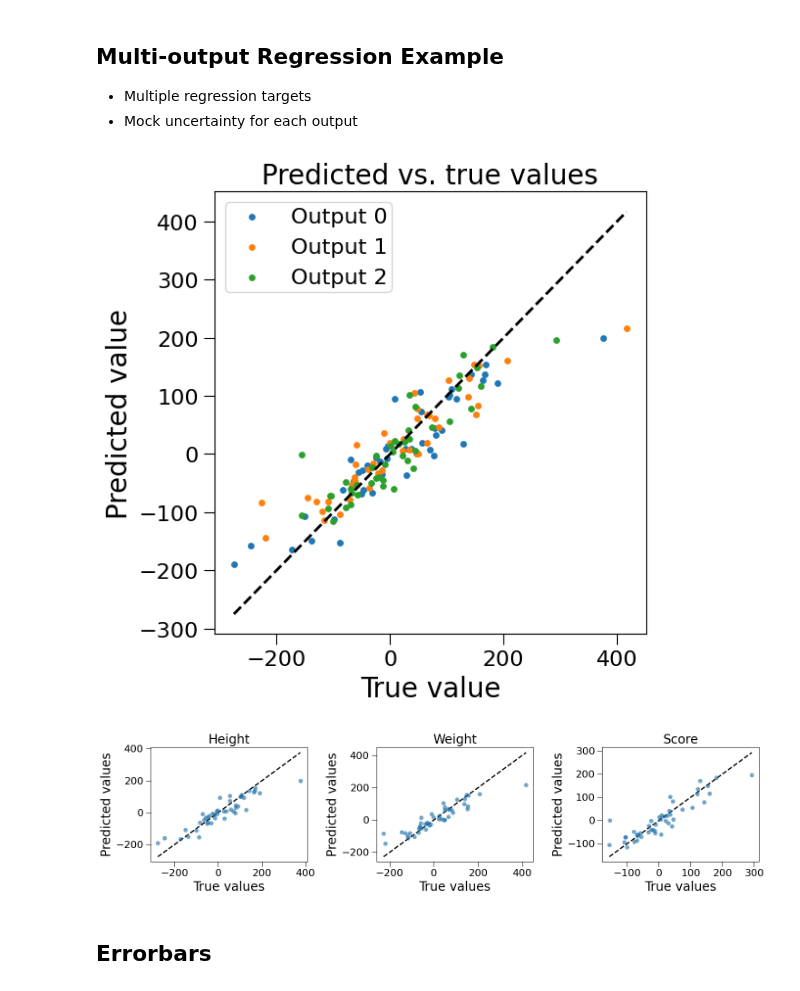
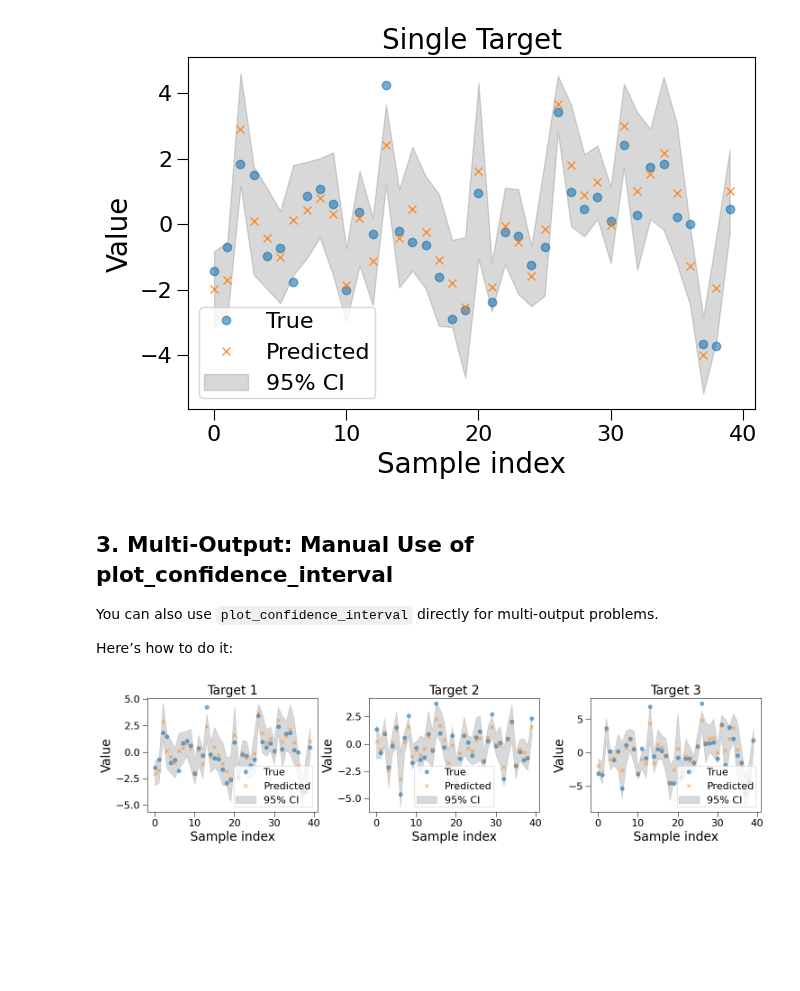
Before and after one commit to takotime808/multioutreg, a Jupyter notebook: examples/confidence_plots.ipynb, the cells around one changed output. Cells and saved outputs as stored; diff of their text form; code cells hidden in the pictures; blank space fills up the shorter version.

Commit message:
confidence interval plots

```diff
--- a/examples/confidence_plots.ipynb
+++ b/examples/confidence_plots.ipynb
@@ -27,0 +29,10 @@ or from the matplotlib source distribution
+# %%
+# Simulate multi-output data
+n_samples = 200
+n_features = 3
+n_targets = 3
+rng = np.random.RandomState(42)
+X = rng.randn(n_samples, n_features)
+Y = X @ rng.randn(n_features, n_targets) + rng.randn(n_samples, n_targets) * 0.5
+
+plot_multioutput_confidence_intervals(X, Y, z=1.96)
@@ -55,32 +50,49 @@ plot_predictions_with_error_bars(y_test_s, y_pred_s, y_std_s, output_names=["Tar
+# %%
+# Single-output: select first target only
+y_single = Y[:, 0]
+
+# Train/test split
+X_train, X_test, y_train, y_test = train_test_split(X, y_single, test_size=0.2, random_state=42)
+model = RandomForestRegressor(n_estimators=100, random_state=42)
+model.fit(X_train, y_train)
+
+# Predict using each tree for std estimate
+tree_preds = np.array([tree.predict(X_test) for tree in model.estimators_])
+y_pred = tree_preds.mean(axis=0)
+y_std = tree_preds.std(axis=0)
+
+# Use the plot_confidence_interval function
+plot_confidence_interval(y_true=y_test, y_pred=y_pred, y_std=y_std, output_names=["Single Target"])
+# %% [output]
+[figure, added]
 # %% [markdown]
 <!-- # Copyright (c) 2025 takotime808 -->
+## 3. Multi-Output: Manual Use of plot_confidence_interval
 
-## Multi-output Regression Example
-- Multiple regression targets
-- Mock uncertainty for each output
+You can also use `plot_confidence_interval` directly for multi-output problems.
+
+Here’s how to do it:
 # %%
-# Generate multi-output regression data
-X_multi, y_multi = make_regression(n_samples=150, n_features=4, n_targets=3, noise=15.0, random_state=42)
-X_train_m, X_test_m, y_train_m, y_test_m = train_test_split(X_multi, y_multi, test_size=0.3, random_state=0)
+# Fit multi-output model
+X_train, X_test, Y_train, Y_test = train_test_split(X, Y, test_size=0.2, random_state=42)
+mo_model = MultiOutputRegressor(RandomForestRegressor(n_estimators=100, random_state=42))
+mo_model.fit(X_train, Y_train)
 
-# Fit multi-output model
-model_multi = MultiOutputRegressor(RandomForestRegressor(random_state=42))
-model_multi.fit(X_train_m, y_train_m)
+# Gather predictions and stds for each target
+mo_means = []
+mo_stds = []
+for est in mo_model.estimators_:
+    preds = np.array([tree.predict(X_test) for tree in est.estimators_])
+    mo_means.append(preds.mean(axis=0))
+    mo_stds.append(preds.std(axis=0))
+mo_means = np.stack(mo_means, axis=1)
+mo_stds = np.stack(mo_stds, axis=1)
 
-# Plot predictions (scatter)
-plot_predictions(model_multi, X_test_m, y_test_m)
-
-# Mock prediction stddevs
-y_pred_m = model_multi.predict(X_test_m)
-y_std_m = np.abs(np.random.normal(3.0, 1.1, size=y_pred_m.shape))  # mock uncertainty
-
-# Plot predictions with error bars
-output_names = ["Height", "Weight", "Score"]
-plot_predictions_with_error_bars(y_test_m, y_pred_m, y_std_m, output_names=output_names)
+plot_confidence_interval(
+    y_true=Y_test,
+    y_pred=mo_means,
+    y_std=mo_stds,
+    output_names=[f"Target {i+1}" for i in range(Y.shape[1])]
+)
 # %% [output]
-[figure, old version]
+[figure, new version]
-[figure, removed]
-# %% [markdown]
-<!-- # Copyright (c) 2025 takotime808 -->
-
-## Errorbars
```
Also changed, not shown: parts of 9 cells of this notebook, 2 other files.
